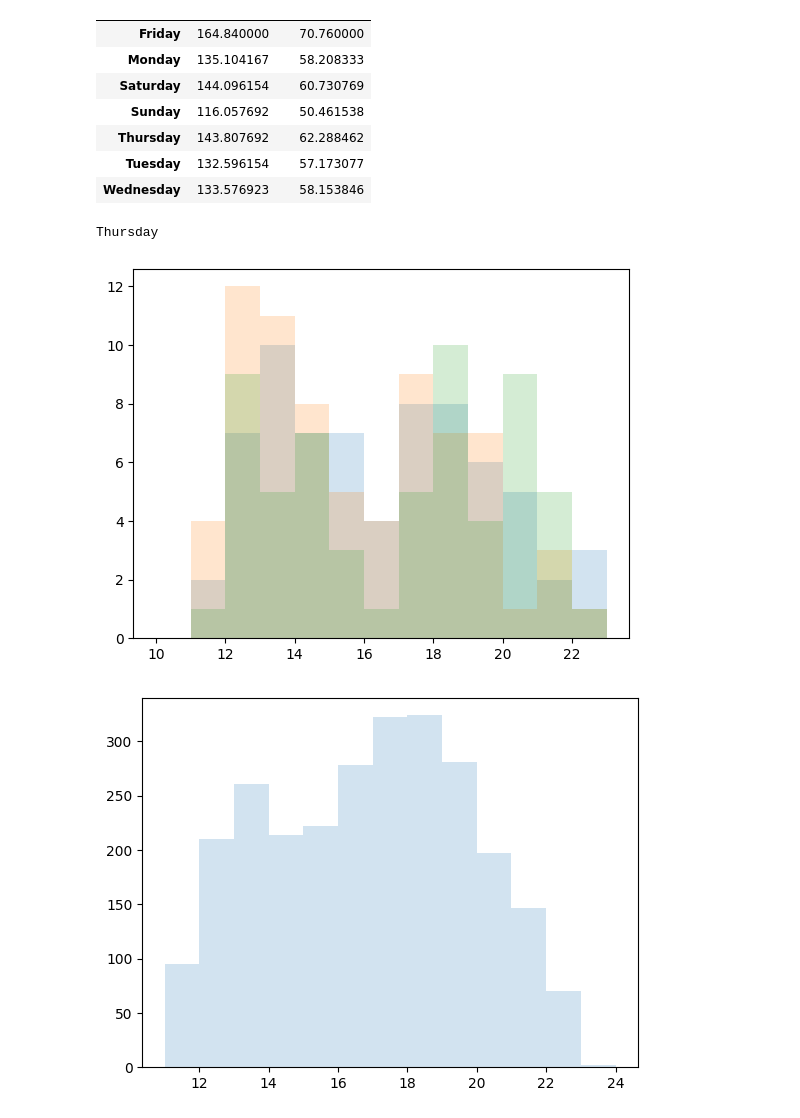
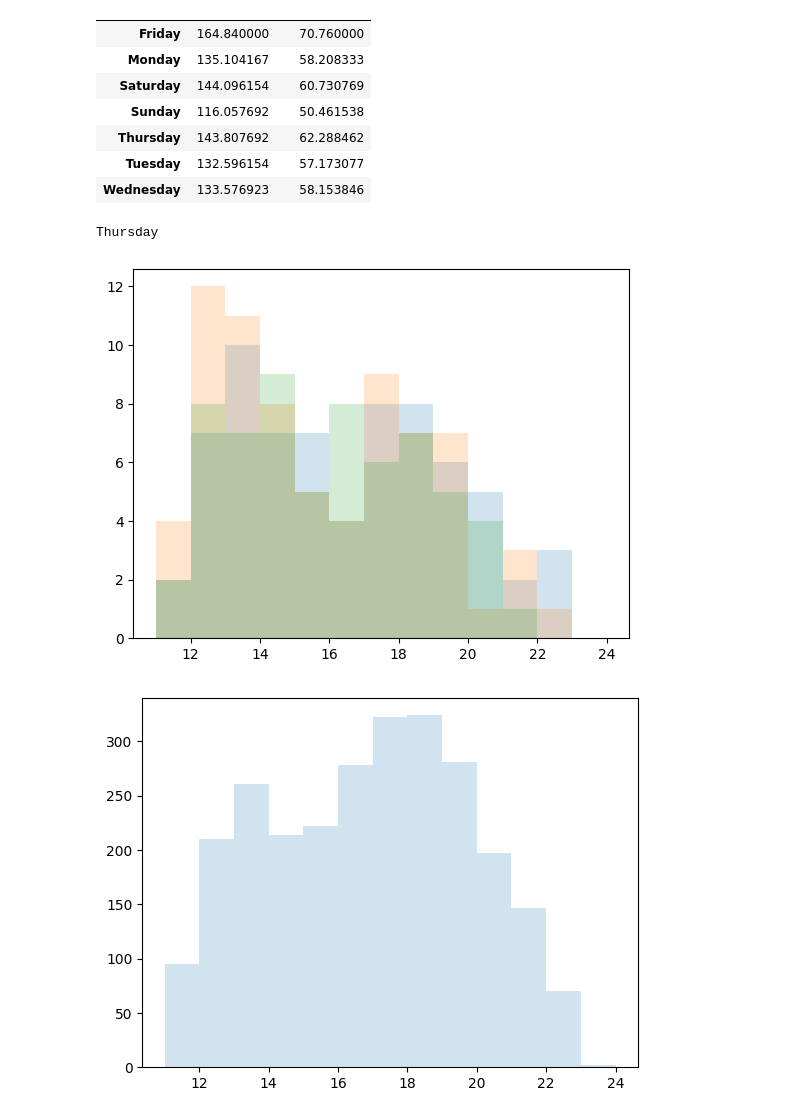
Before and after one commit to spencers145/pizza-study, a Jupyter notebook: study.ipynb, the cells around one changed output. Cells and saved outputs as stored; diff of their text form; code cells hidden in the pictures.

```diff
--- a/study.ipynb
+++ b/study.ipynb
@@ -200,16 +200,14 @@ daily_sales[["item_count", "order_count", "weekday"]].groupby("weekday").mean()
 | Tuesday | 132.596154 | 57.173077 |
 | Wednesday | 133.576923 | 58.153846 |
 # %%
-date_index = 29
-
-for date_index in [1, 8, 36]:
+for date_index in [1, 8, 15]:
     orders_this_day = orders[orders["order_date_index"] == date_index]
     order_times = orders_this_day["order_time"].apply(lambda time: datetime.strptime(time, "%H:%M:%S").hour)
-    pyplot.hist(order_times, bins = [10, 11, 12, 13, 14, 15, 16, 17, 18, 19, 20, 21, 22, 23], alpha = 0.2)
+    pyplot.hist(order_times, bins = [11, 12, 13, 14, 15, 16, 17, 18, 19, 20, 21, 22, 23, 24], alpha = 0.2)
 print(orders_this_day.iloc[0]["order_date_weekday"])
 # %% [output]
 Thursday
-[figure, old version]
+[figure, new version]
 # %%
 # Monday, Tuesday, Wednesday, and Thursday are pretty similar.
 # first peak is 12 PM - 2 PM. second smaller peak rounds out at 5 PM - 7 PM
```
Also changed, not shown: parts of 5 cells of this notebook.
